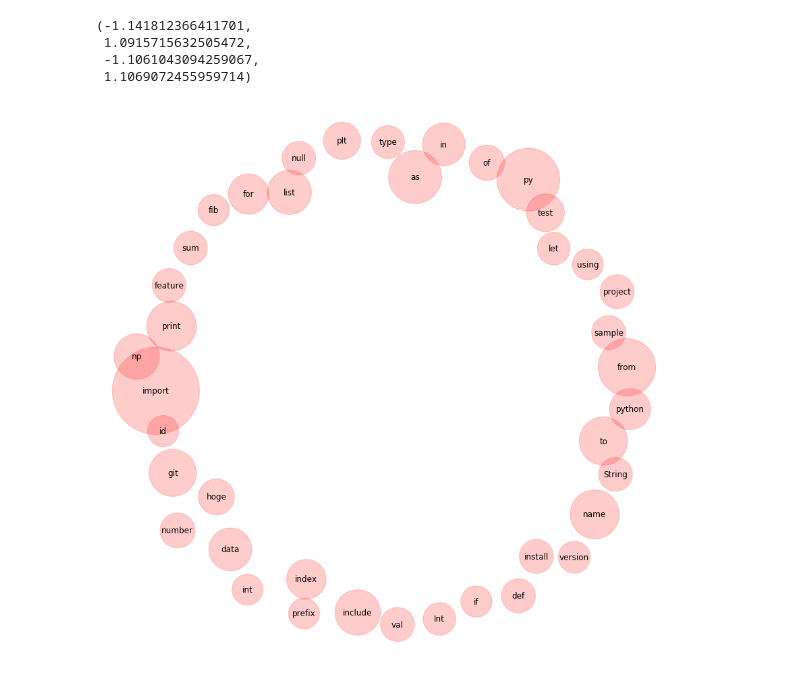
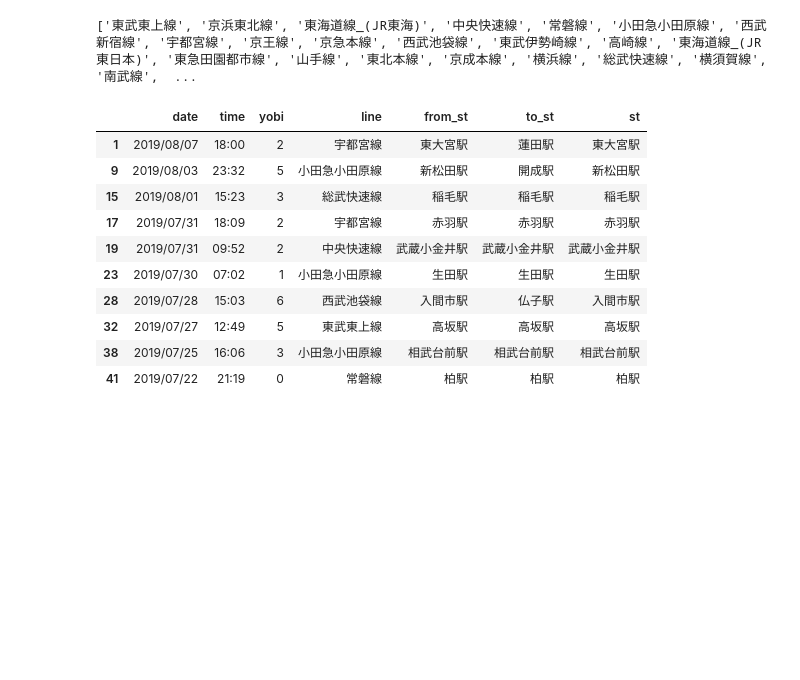
Before and after one commit to soichi-fujiwara/jupyter-notebook, a Jupyter notebook: Web_scraping_Accidents.ipynb, the cells around one changed output. Cells and saved outputs as stored; diff of their text form; code cells hidden in the pictures; blank space fills up the shorter version.

```diff
--- a/Web_scraping_Accidents.ipynb
+++ b/Web_scraping_Accidents.ipynb
@@ -195,29 +82,37 @@ for tags in word_list:
-# %%
-%matplotlib inline
-import matplotlib.pyplot as plt
-
-# グラフのサイズを定義
-plt.figure(figsize=(15,15))
-
-# ノード間の反発力を定義。値が小さいほど密集する
-pos = nx.spring_layout(G, k=1.0)
-
-# ノードの大きさを調整
-node_size = [ d['count']*50 for (n,d) in G.nodes(data=True)]
-
-# ノードのスタイルを定義
-nx.draw_networkx_nodes(G, pos, node_color='r', alpha=0.2, node_size=node_size, font_weight="bold", font_family='VL Gothic')
-nx.draw_networkx_labels(G, pos, fontsize=14)
-
-# エッジの太さを調整
-edge_width = [ d['weight']*0.5 for (u,v,d) in G.edges(data=True)]
-# エッジのスタイルを定義
-nx.draw_networkx_edges(G, pos, alpha=0.4, edge_color='r', width=edge_width)
-
-plt.axis('off')
-# %% [output]
-(-1.141812366411701,
- 1.0915715632505472,
- -1.1061043094259067,
- 1.1069072455959714)
-[figure, removed]
+# %%
+import seaborn as sns
+
+#index_col=0を付けないとUnnamedというカラムが作成されてしまう。
+df_ac = pd.read_csv("Accident_list.csv",index_col=0)
+# pdp.ProfileReport(df_ac)
+
+df_ac["line"].value_counts().head(50)
+# %%
+import itertools
+
+kanto_line = pd.read_table('kanto_line.txt', header=None)
+
+#dataframeをlist化
+kanto_line_list = kanto_line.values.tolist()
+#2次元listから1次元listへ
+kanto_line_list = list(itertools.chain.from_iterable(kanto_line_list))
+
+print(kanto_line_list)
+# %% [output]
+['東武東上線', '京浜東北線', '東海道線_(JR東海)', '中央快速線', '常磐線', '小田急小田原線', '西武新宿線', '宇都宮線', '京王線', '京急本線', '西武池袋線', '東武伊勢崎線', '高崎線', '東海道線_(JR東日本)', '東急田園都市線', '山手線', '東北本線', '京成本線', '横浜線', '総武快速線', '横須賀線', '南武線',  ...
+# %%
+#関東(首都圏)に影響を与えそうな路線のデータのみ抽出
+new_data = df_ac[df_ac['line'].isin(kanto_line_list)]
+new_data.head(10)
+# %% [output]
+|  | date | time | yobi | line | from_st | to_st | st |
+| 1 | 2019/08/07 | 18:00 | 2 | 宇都宮線 | 東大宮駅 | 蓮田駅 | 東大宮駅 |
+| 9 | 2019/08/03 | 23:32 | 5 | 小田急小田原線 | 新松田駅 | 開成駅 | 新松田駅 |
+| 15 | 2019/08/01 | 15:23 | 3 | 総武快速線 | 稲毛駅 | 稲毛駅 | 稲毛駅 |
+| 17 | 2019/07/31 | 18:09 | 2 | 宇都宮線 | 赤羽駅 | 赤羽駅 | 赤羽駅 |
+| 19 | 2019/07/31 | 09:52 | 2 | 中央快速線 | 武蔵小金井駅 | 武蔵小金井駅 | 武蔵小金井駅 |
+| 23 | 2019/07/30 | 07:02 | 1 | 小田急小田原線 | 生田駅 | 生田駅 | 生田駅 |
+| 28 | 2019/07/28 | 15:03 | 6 | 西武池袋線 | 入間市駅 | 仏子駅 | 入間市駅 |
+| 32 | 2019/07/27 | 12:49 | 5 | 東武東上線 | 高坂駅 | 高坂駅 | 高坂駅 |
+| 38 | 2019/07/25 | 16:06 | 3 | 小田急小田原線 | 相武台前駅 | 相武台前駅 | 相武台前駅 |
+| 41 | 2019/07/22 | 21:19 | 0 | 常磐線 | 柏駅 | 柏駅 | 柏駅 |
```
Also changed, not shown: parts of 10 cells of this notebook.
